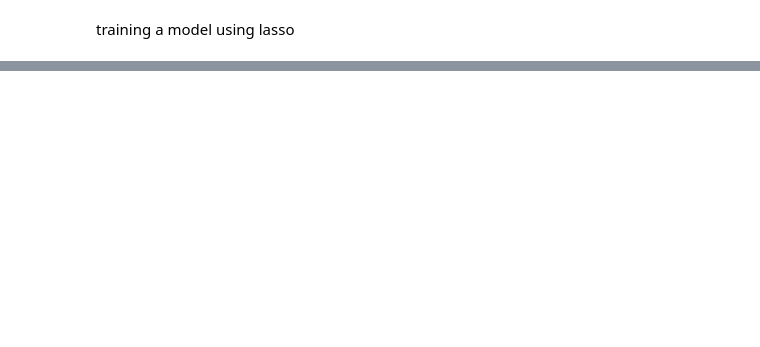
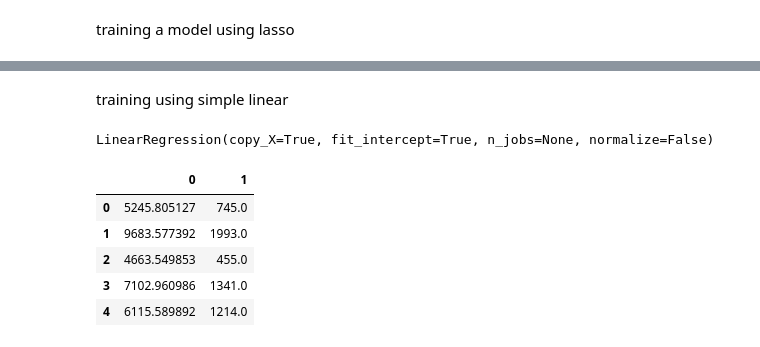
Before and after one commit to thavha/Regression-predict-group-5, a Jupyter notebook: regression.ipynb, the cells around one changed output, grey strips where cells are left out. Cells and saved outputs as stored; diff of their text form; code cells hidden in the pictures; blank space fills up the shorter version.

```diff
--- a/regression.ipynb
+++ b/regression.ipynb
@@ -210,2 +248,6 @@ X_standardise.head()
 # %% [markdown]
 training a model using lasso
+# %%
+from sklearn.linear_model import Lasso
+lasso = Lasso(alpha=0.01)
+lasso.fit(X_standardise, y)
@@ -211,0 +267,20 @@ training a model using lasso
+# %% [markdown]
+training using simple linear
+# %%
+from sklearn.linear_model import LinearRegression
+regressor =LinearRegression()
+regressor.fit(x_standardise, y)
+# %% [output]
+LinearRegression(copy_X=True, fit_intercept=True, n_jobs=None, normalize=False)
+# %%
+y_pred= regressor.predict(x_test)
+np.set_printoptions(precision=2)
+f=pd.DataFrame(np.concatenate((y_pred.reshape(len(y_pred),1), y_test.reshape(len(y_pred),1)), 1))
+f.head()
+# %% [output]
+|  | 0 | 1 |
+| 0 | 5245.805127 | 745.0 |
+| 1 | 9683.577392 | 1993.0 |
+| 2 | 4663.549853 | 455.0 |
+| 3 | 7102.960986 | 1341.0 |
+| 4 | 6115.589892 | 1214.0 |
```
Also changed, not shown: parts of 13 cells of this notebook.
